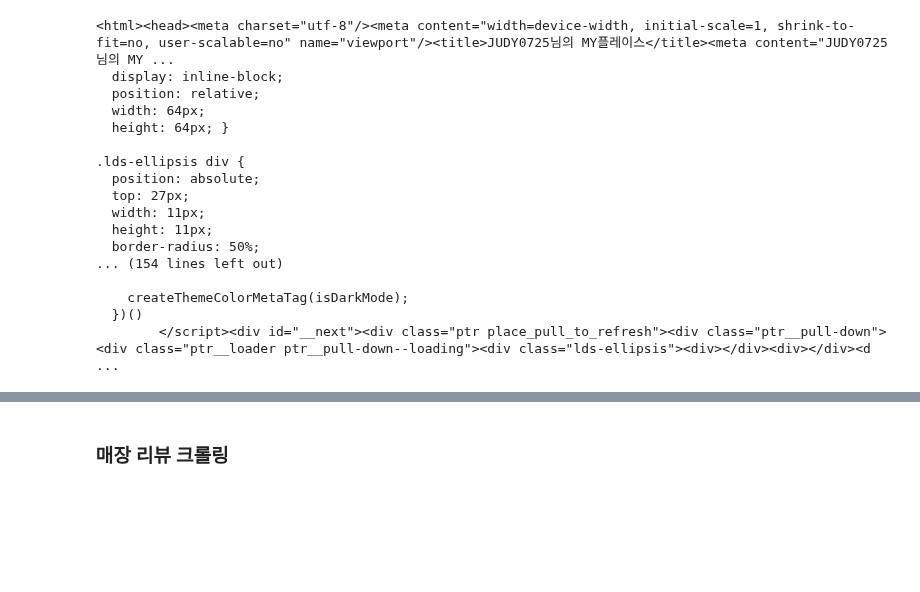
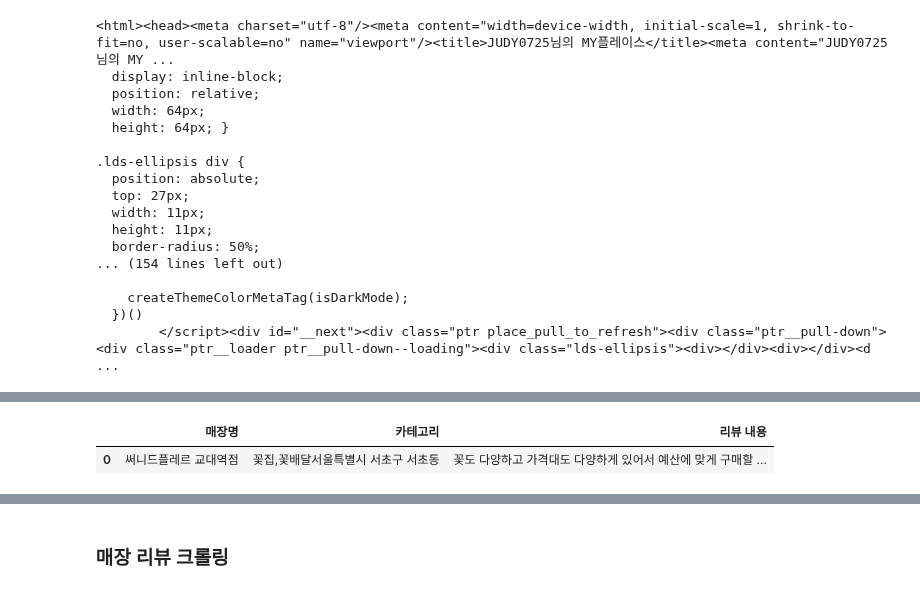
Before and after one commit to Lunch-Lab/data, a Jupyter notebook: naver_user_scraping.ipynb, the cells around one changed output, grey strips where cells are left out. Cells and saved outputs as stored; diff of their text form; code cells hidden in the pictures; blank space fills up the shorter version.

Commit message:
user scraping 중간 저장

```diff
--- a/naver_user_scraping.ipynb
+++ b/naver_user_scraping.ipynb
@@ -161,3 +177,54 @@ print(df)
+# %%
+# 원본
+
+import pandas as pd
+from selenium.webdriver.common.by import By
+
+# 빈 데이터프레임 생성
+df = pd.DataFrame(columns=['매장명', '매장정보'])
+
+# ptr__children_elements를 찾아옵니다.
+ptr_children_elements = driver.find_elements(By.CLASS_NAME, 'ptr__children')
+
+# 각 ptr__children 요소에 대해 반복합니다.
+for ptr_element in ptr_children_elements:
+    # ptr_element에서 _1QGRWW 클래스를 찾습니다.
+    _1qgrww_elements = ptr_element.find_elements(By.CLASS_NAME, '_1QGRWW')
+    _2vBfgu_elements = ptr_element.find_elements(By.CLASS_NAME, '_2vBfgu')
+    z0t_8b_elements = ptr_element.find_elements(By.CLASS_NAME, 'z0t_8b')
+
+    # _1QGRWW 클래스가 존재하는 경우에 대한 처리를 수행합니다.
+    if _1qgrww_elements:
+        for _1qgrww_element in _1qgrww_elements:
+            restaurant = _1qgrww_element.text if len(_1qgrww_element.text) > 0 else '없음'
+
+        if _2vBfgu_elements:
+            for _2vBfgu_element in _2vBfgu_elements:
+                category_location = _2vBfgu_element.text if len(_2vBfgu_element.text) > 0 else '없음'
+                # category = category_location[0].text if len(category_location) > 0 else '없음'
+                # location = category_location[1].text if len(category_location) > 1 else '없음'
+
+    if z0t_8b_elements:
+        for z0t_8b_element in z0t_8b_elements:
+            review_text = z0t_8b_element.text if len(z0t_8b_element.text) > 0 else '없음'
+
+        df = df.append({'매장명': _1qgrww_element.text, '매장정보': _2vBfgu_element.text}, ignore_index=True)
+
+    # Create a DataFrame
+    data = {
+        '매장명': [restaurant],
+        '카테고리': [category_location],
+        #'주소': [location],
+        '리뷰 내용': [review_text],
+        # '태그': [reactions],
+        # '방문일자': [day]
+    }
+
+User_df = pd.DataFrame(data)
+User_df
+# %% [output]
+|  | 매장명 | 카테고리 | 리뷰 내용 |
+| 0 | 써니드플레르 교대역점 | 꽃집,꽃배달서울특별시 서초구 서초동 | 꽃도 다양하고 가격대도 다양하게 있어서 예산에 맞게 구매할 ... |
 # %%
 import pandas as pd
 from selenium.webdriver.common.by import By
```
Also changed, not shown: parts of 9 cells of this notebook.
